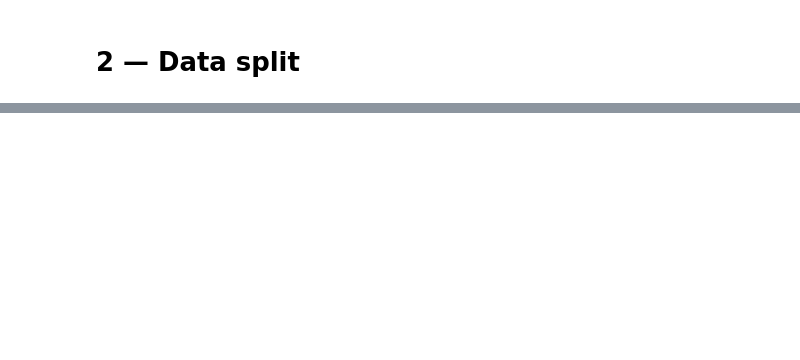
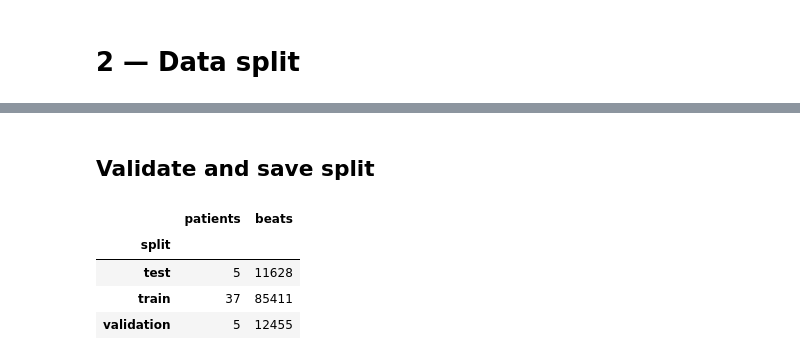
Before and after one commit to kkakongkiat/cardiac-arrhythmia-classification, a Jupyter notebook: dataset/2_Data_split.ipynb, the cells around one changed output, grey strips where cells are left out. Cells and saved outputs as stored; diff of their text form; code cells hidden in the pictures; blank space fills up the shorter version.

```diff
--- a/dataset/2_Data_split.ipynb
+++ b/dataset/2_Data_split.ipynb
@@ -24,0 +96,11 @@ summary
+# %%
+new_stage(DATA / 'split.json')
+audit_info = read_json(DATA / 'audit.json')
+if audit_info['unmapped_symbols']:
+    raise ValueError(f"ตรวจ unmapped symbols ก่อน: {audit_info['unmapped_symbols']}")
+beats = pd.read_parquet(DATA / 'inventory.parquet')
+counts = pd.crosstab(beats.patient_group, beats.class_id).reindex(columns=range(5), fill_value=0)
+groups = counts.index.to_numpy()
+# 47 ผู้ป่วย -> 37/5/5 โดยไม่แยกคนเดียวกันข้ามชุด
+n_holdout = max(1, round(len(groups) * .1))
+patient_counts = dict(zip(SPLIT_NAMES, [len(groups) - 2 * n_holdout, n_holdout, n_holdout]))
@@ -24,0 +202,22 @@ summary
+# %% [markdown]
+## Validate and save split
+# %%
+beats['split'] = beats.patient_group.map(mapping)
+validate_split(beats, min_class_counts=MIN_CLASS_COUNTS, expected_patients=patient_counts)
+manifest = {'target': SPLIT_TARGET, 'patient_split': mapping,
+            'audit_hash': sha256(DATA / 'audit.json'),
+            'patient_counts': patient_counts, 'minimum_class_counts': MIN_CLASS_COUNTS,
+            'search': split_search,
+            'record_split': dict(zip(beats.record_id, beats.split))}
+manifest['split_hash'] = hashlib.sha256(json.dumps(manifest, sort_keys=True).encode()).hexdigest()
+beats.to_parquet(DATA / 'split_inventory.parquet', index=False)
+write_json(DATA / 'split.json', manifest)
+summary = beats.groupby('split').agg(patients=('patient_group', 'nunique'), beats=('beat_id', 'size'))
+summary.join(pd.crosstab(beats.split, beats.class_id)).to_csv(DATA / 'split_summary.csv')
+summary
+# %% [output]
+|  | patients | beats |
+| split |  |  |
+| test | 5 | 11628 |
+| train | 37 | 85411 |
+| validation | 5 | 12455 |
```
Also changed, not shown: parts of 16 cells of this notebook, 27 other files.
